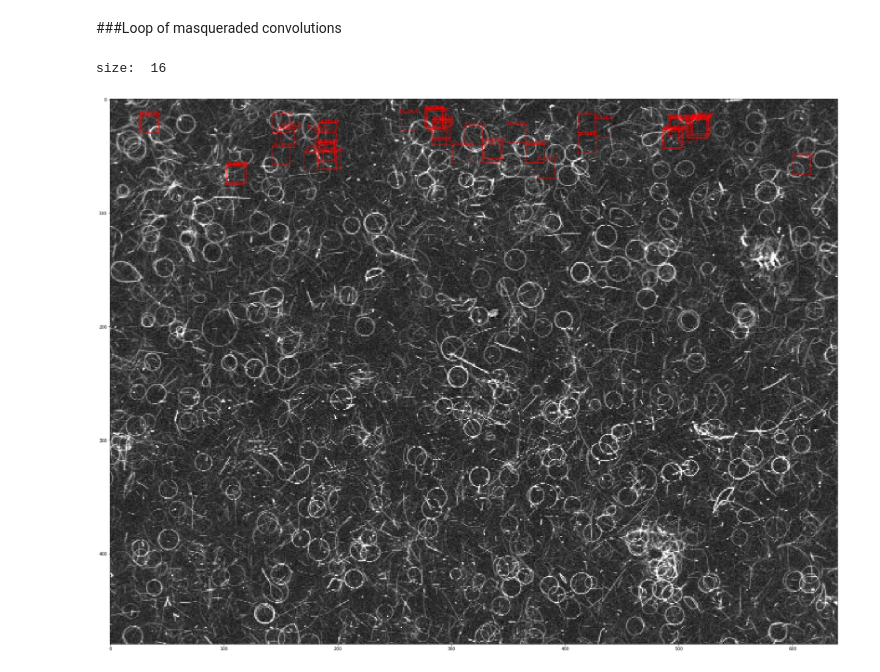
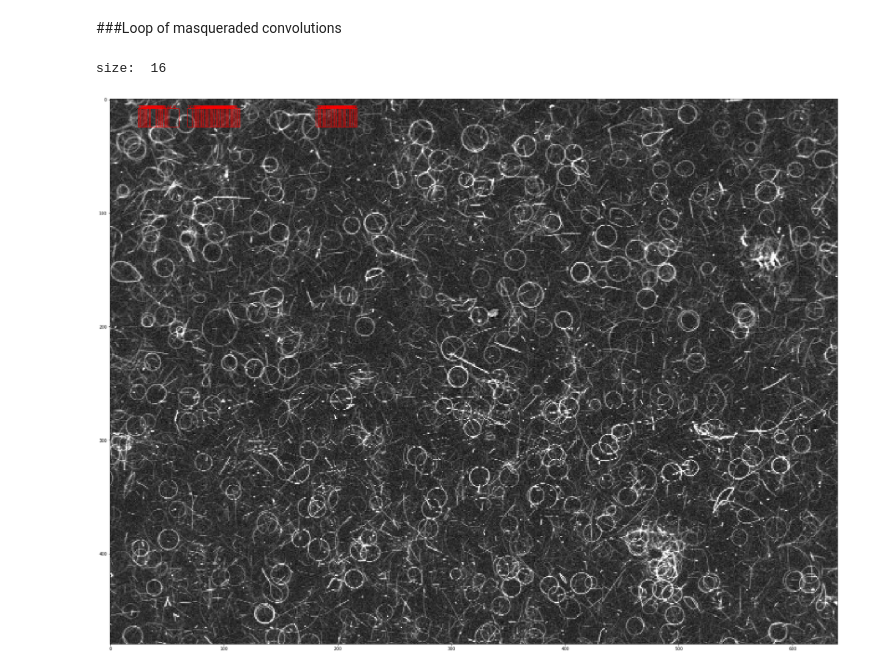
Before and after one commit to andrew-veriga/MathForML, a Jupyter notebook: ConvolutionalCoffieCircles.ipynb, the cells around one changed output. Saved outputs shown, nothing was run; the diff lists cells and outputs as text; code cells hidden in the pictures.

```diff
--- a/ConvolutionalCoffieCircles.ipynb
+++ b/ConvolutionalCoffieCircles.ipynb
@@ -85,7 +85,7 @@ def isCircleFound(_box, _mask, _backmask):
     print('ring.var', np.var(_box[_mask]-bias))
     print('full.var', np.var(_box-bias))
     print('back.var', np.var(_box[background]-bias))
-  return ((brightness(_box[_mask]) / brightness(_box[background])) > Contrast) #and np.var(_box[_mask])/np.var(_box[~_mask]) < 1)
+  return ((brightness(_box[_mask]) / brightness(_box[background])) /np.var(_box[_mask]))#/np.var(_box[~_mask]) < 1)
 # %% [markdown]
 ###function getMask
 create square matrix of boolean as a ring of Trues inscribed in a square of Falses
@@ -373,7 +376,7 @@ def mask_conv(_mask,_backmask):
   bias = np.min(sub_matrices,axis=(2,3))
   bias = bias.reshape(bias.shape + (1,)*(sub_matrices.ndim-2))
   brightness = (lambda arr, msk: np.percentile((arr-bias)[:,:,msk],90,axis=2))#/(np.max(arr)-np.min(box))))
-  m = brightness(sub_matrices,_mask) / brightness(sub_matrices,background)
+  m = (brightness(sub_matrices,_mask) / brightness(sub_matrices,background)) /np.var(sub_matrices[:,:,_mask],axis=-1)
 
   # df.append(ignore_index=True,
 
@@ -424,32 +428,32 @@ ax.imshow(Image,cmap=plt.get_cmap('gray') )
 # Create a Rectangle patch
 
 cnt=0
 for size in range(MinSize,MaxSize):
   print('size: ',size)
   convs = ConvMatrices[size-MinSize,size//2:-size//2,size//2:-size//2]
   for i in range(size//2,convs.shape[0]-size//2):
     y= i
     for j in range(size//2, convs.shape[1]-size//2):
       x = j
-      if (convs[i,j]>2):
+      if (convs[i,j]>170):
         rect = patches.Rectangle((x,y),size,size,linewidth=1,edgecolor='r',facecolor='none')
         ax.add_patch(rect)
         lbl = str(size)+':'+str(x)+':'+str(y)
         ax.text(x,y, lbl,
           color='red')
         # plt.text(x,y,lbl,facecolor='r')
         #print(x, y, convs[i,j])
         cnt+=1
       if (cnt>60):
         break
     else:
       continue
     break
   else:
     continue
   break
 
 plt.show()
 # %% [output]
 size:  16
-[figure, old version]
+[figure, new version]
```
Also changed, not shown: parts of 4 cells of this notebook.
